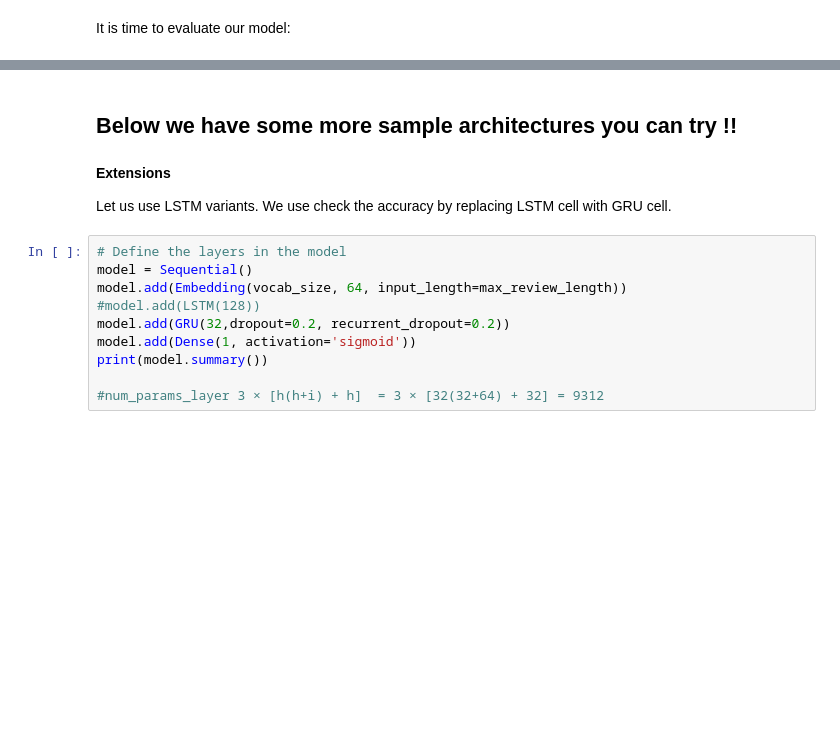
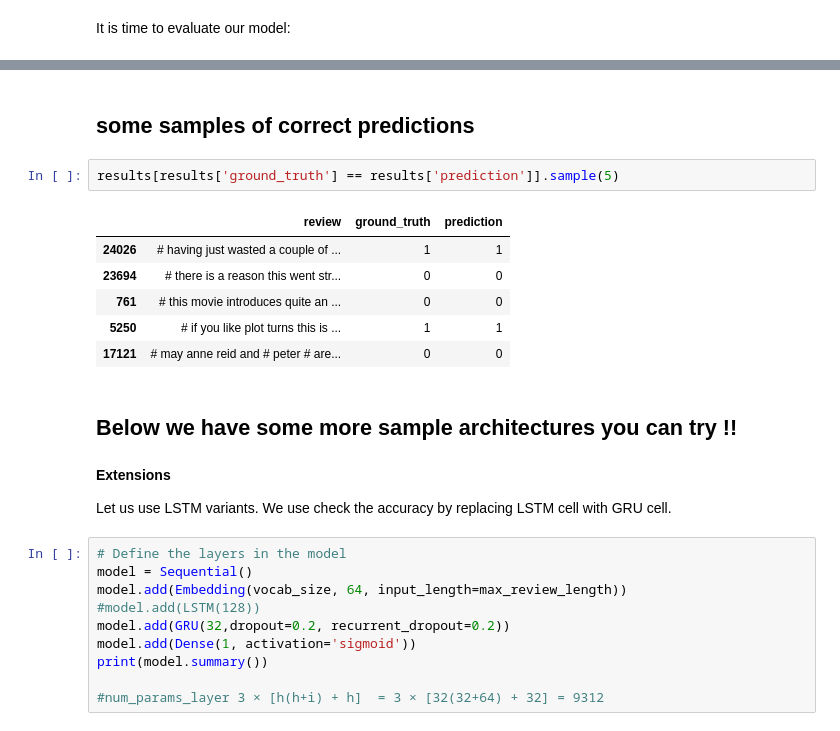
Before and after one commit to kumar4372/sentiment_analysis_hands_on, a Jupyter notebook: (trainer)_Using_RNN_for_Sentiment_Analysis.ipynb, the cells around one changed output, grey strips where cells are left out. Drawn from its saved outputs; the diff is of its cells as text; blank space fills up the shorter version.

```diff
--- a/(trainer)_Using_RNN_for_Sentiment_Analysis.ipynb
+++ b/(trainer)_Using_RNN_for_Sentiment_Analysis.ipynb
@@ -279,3 +316,14 @@ Test accuracy: 0.8440399765968323
+# %% [markdown]
+## some samples of correct predictions
+# %%
+results[results['ground_truth'] == results['prediction']].sample(5)
+# %% [output]
+|  | review | ground_truth | prediction |
+| 24026 | # having just wasted a couple of ... | 1 | 1 |
+| 23694 | # there is a reason this went str... | 0 | 0 |
+| 761 | # this movie introduces quite an ... | 0 | 0 |
+| 5250 | # if you like plot turns this is ... | 1 | 1 |
+| 17121 | # may anne reid and # peter # are... | 0 | 0 |
 # %% [markdown]
 ## Below we have some more sample architectures you can try !!
 # %% [markdown]
```
Also changed, not shown: parts of 16 cells of this notebook.
